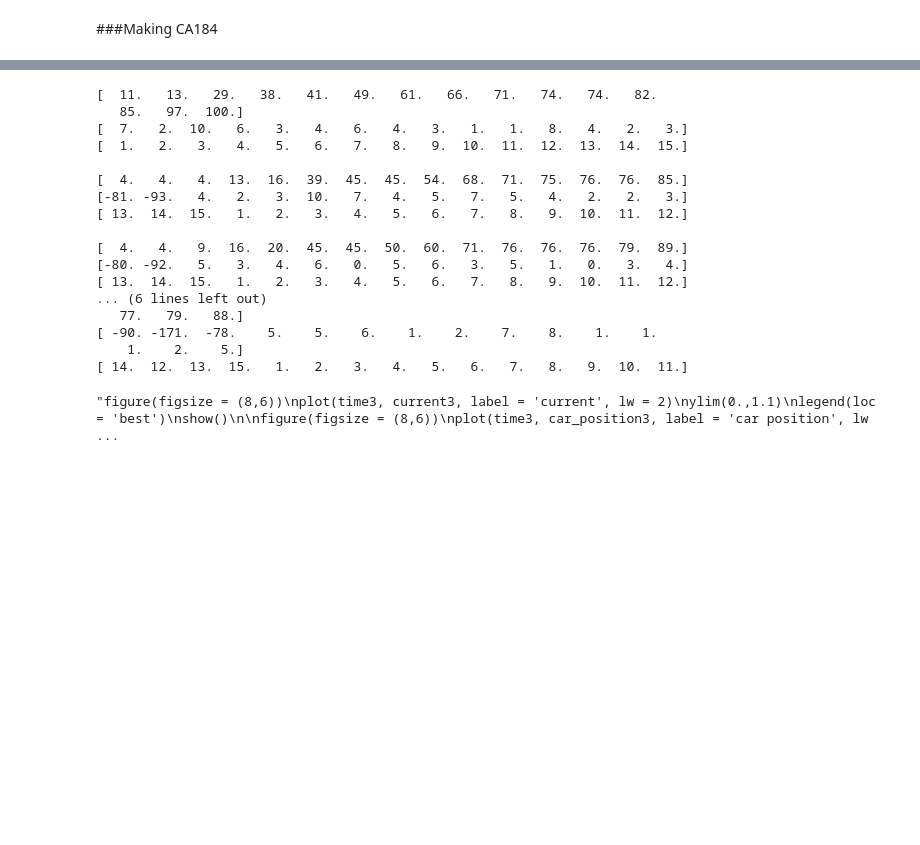
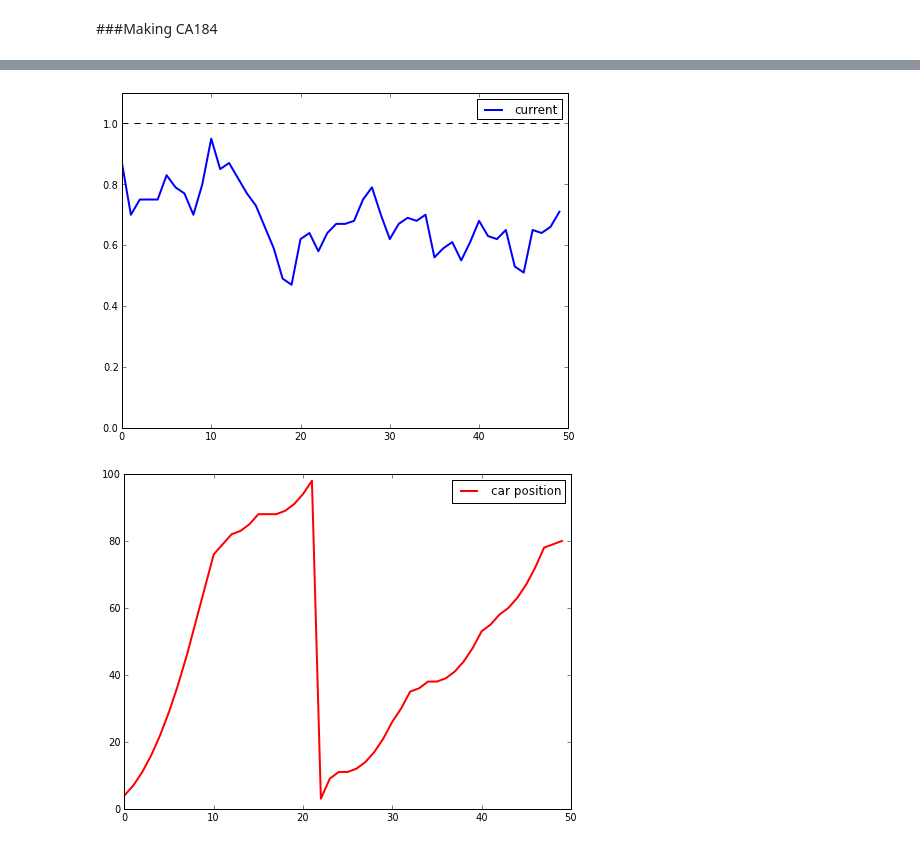
Before and after one commit to wsnyderPHYS202/PHYS202-S13, a Jupyter notebook: Project/Project.ipynb, the cells around one changed output, grey strips where cells are left out. Cells and saved outputs as stored; diff of their text form; code cells hidden in the pictures; blank space fills up the shorter version.

```diff
--- a/Project/Project.ipynb
+++ b/Project/Project.ipynb
@@ -341,39 +320,20 @@ final car numbers: [  8.   9.  10.  11.  12.  13.  14.  15.   1.   2.   3.   4.
 # %%
 #plots for the ASEP model
-time3 = arange(0, 30, 1)
-final3, current3, avgv3, car_position3= Running(5, 'ASEP', conditions,rl,vmax)
+time3 = arange(0, 50, 1)
+final3, current3, avgv3, car_position3 = Running(50, 'ASEP', conditions,rl,vmax)
 
-'''figure(figsize = (8,6))
+figure(figsize = (8,6))
 plot(time3, current3, label = 'current', lw = 2)
+plot(time3, ones(time3.size), 'k--')
 ylim(0.,1.1)
 legend(loc = 'best')
 show()
 
 figure(figsize = (8,6))
 plot(time3, car_position3, label = 'car position', lw = 2, color = 'r')
 ylim(0.,rl)
 legend(loc = 'best')
-show()'''
-
-#print 'final positions:',final3[0]
-#print 'final velocities:',final3[1]
-#print 'final car numbers:',final3[2]
+show()
 # %% [output]
-[  11.   13.   29.   38.   41.   49.   61.   66.   71.   74.   74.   82.
-   85.   97.  100.]
-[  7.   2.  10.   6.   3.   4.   6.   4.   3.   1.   1.   8.   4.   2.   3.]
-[  1.   2.   3.   4.   5.   6.   7.   8.   9.  10.  11.  12.  13.  14.  15.]
-
-[  4.   4.   4.  13.  16.  39.  45.  45.  54.  68.  71.  75.  76.  76.  85.]
-[-81. -93.   4.   2.   3.  10.   7.   4.   5.   7.   5.   4.   2.   2.   3.]
-[ 13.  14.  15.   1.   2.   3.   4.   5.   6.   7.   8.   9.  10.  11.  12.]
-
-[  4.   4.   9.  16.  20.  45.  45.  50.  60.  71.  76.  76.  76.  79.  89.]
-[-80. -92.   5.   3.   4.   6.   0.   5.   6.   3.   5.   1.   0.   3.   4.]
-[ 13.  14.  15.   1.   2.   3.   4.   5.   6.   7.   8.   9.  10.  11.  12.]
-... (6 lines left out)
-   77.   79.   88.]
-[ -90. -171.  -78.    5.    5.    6.    1.    2.    7.    8.    1.    1.
-    1.    2.    5.]
-[ 14.  12.  13.  15.   1.   2.   3.   4.   5.   6.   7.   8.   9.  10.  11.]
-"figure(figsize = (8,6))\nplot(time3, current3, label = 'current', lw = 2)\nylim(0.,1.1)\nlegend(loc = 'best')\nshow()\n\nfigure(figsize = (8,6))\nplot(time3, car_position3, label = 'car position', lw ...
+[figure, added]
+[figure, added]
```
Also changed, not shown: parts of 17 cells of this notebook.
